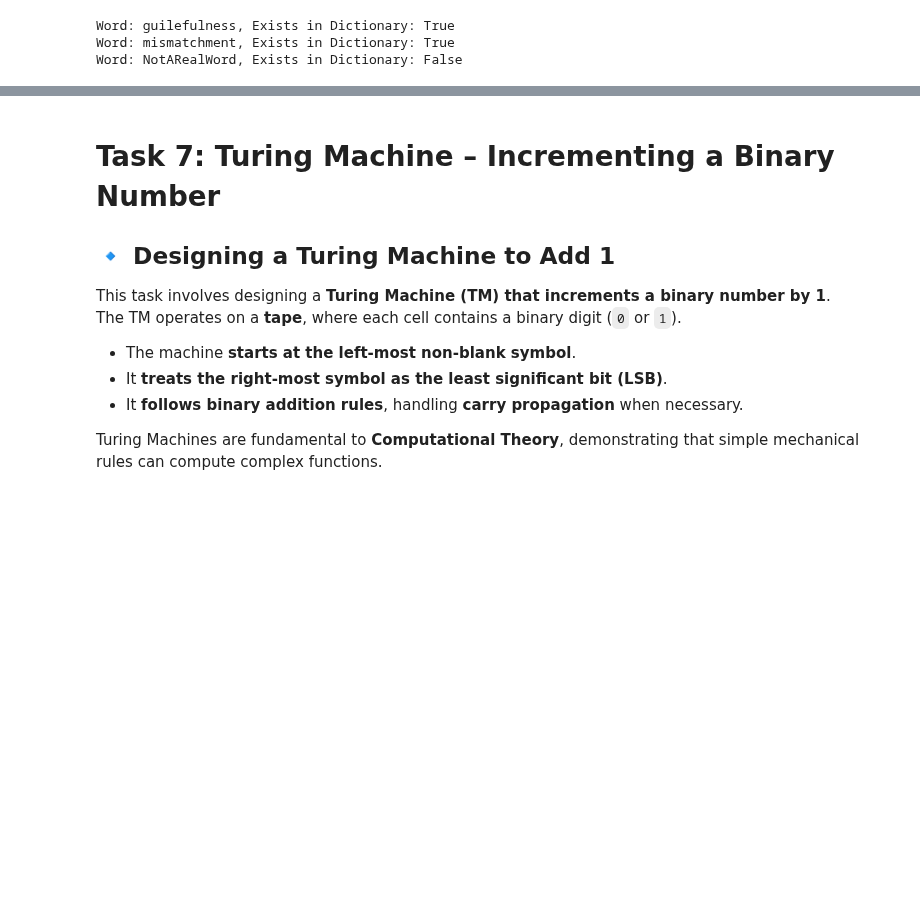
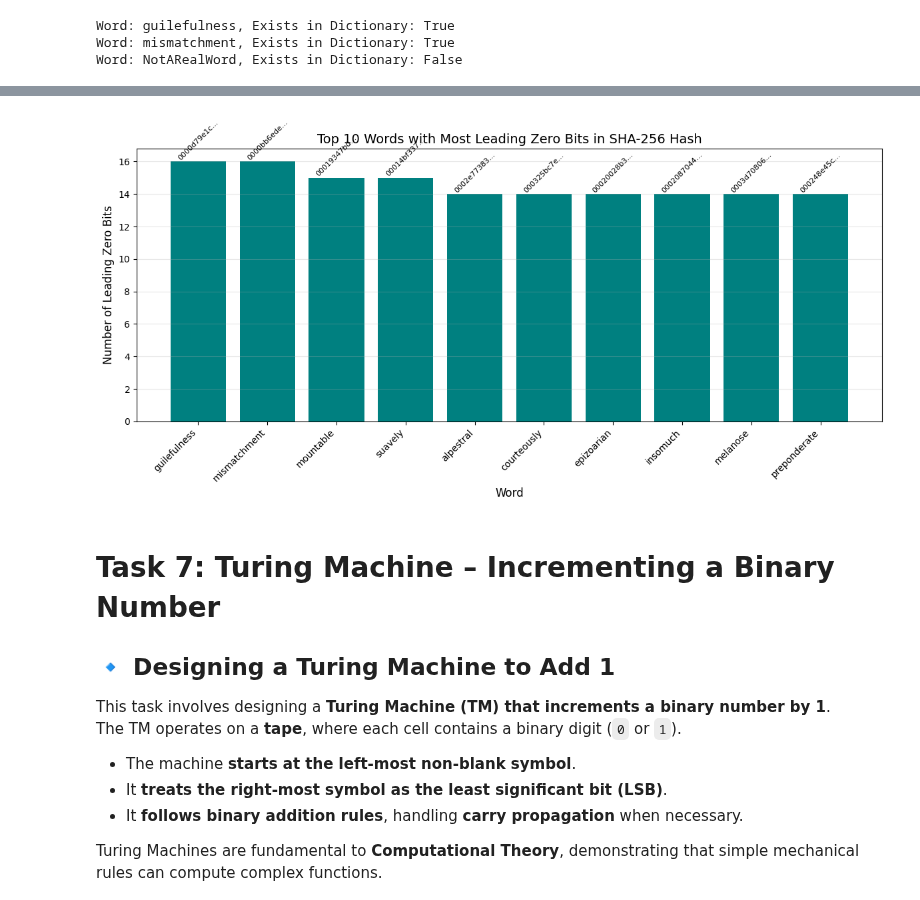
Before and after one commit to JamesDoonan1/computational_theory, a Jupyter notebook: tasks.ipynb, the cells around one changed output, grey strips where cells are left out. Cells and saved outputs as stored; diff of their text form; code cells hidden in the pictures; blank space fills up the shorter version.

Commit message:
SHA-256 Leading Zeros Visualisation added for Task 6.

```diff
--- a/tasks.ipynb
+++ b/tasks.ipynb
@@ -839,3 +843,27 @@ Word: NotARealWord, Exists in Dictionary: False
+# %%
+# Get top words with most leading zeros
+top_n = 10
+top_words = sorted(word_hashes.items(), key=lambda x: x[1], reverse=True)[:top_n]
+top_words_names = [word for word, _ in top_words]
+top_words_counts = [count for _, count in top_words]
+
+plt.figure(figsize=(12, 6))
+bars = plt.bar(range(len(top_words_names)), top_words_counts, color='teal')
+plt.xticks(range(len(top_words_names)), top_words_names, rotation=45, ha='right')
+plt.title(f'Top {top_n} Words with Most Leading Zero Bits in SHA-256 Hash', fontsize=14)
+plt.xlabel('Word', fontsize=12)
+plt.ylabel('Number of Leading Zero Bits', fontsize=12)
+plt.grid(True, axis='y', alpha=0.3)
+
+# Add the hash values as text above each bar
+for i, (word, count) in enumerate(top_words):
+    hash_value = hashlib.sha256(word.encode()).hexdigest()[:10] + "..."  # Show just first 10 chars
+    plt.text(i, count + 0.1, hash_value, ha='center', rotation=45, fontsize=8)
+
+plt.tight_layout()
+plt.show()
+# %% [output]
+[figure, added]
 # %% [markdown]
 # Task 7: Turing Machine – Incrementing a Binary Number
 
```
Also changed, not shown: parts of 4 cells of this notebook.
